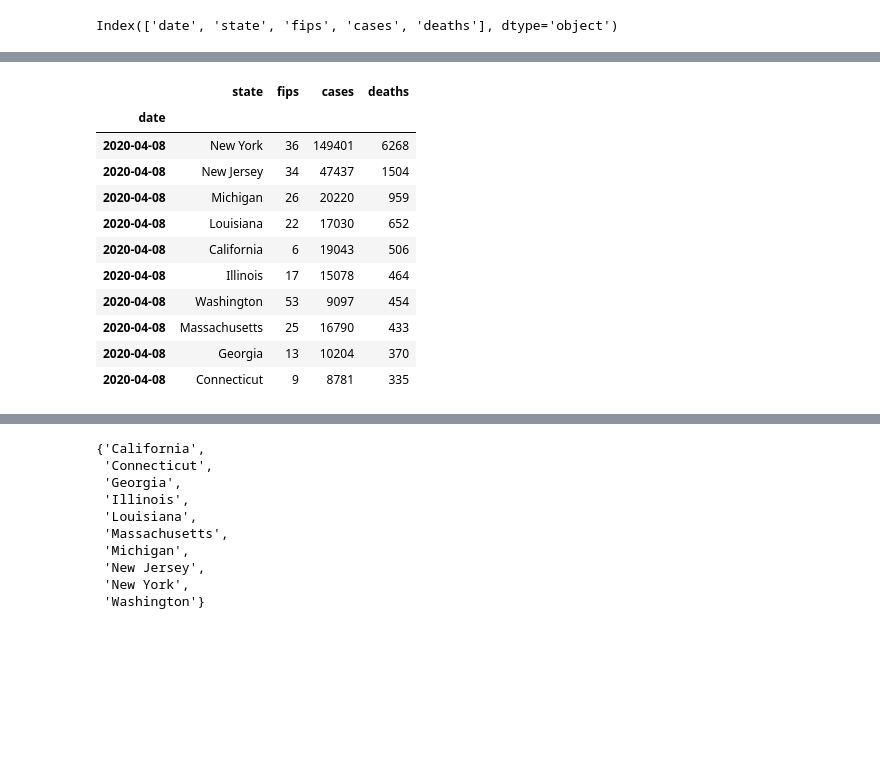
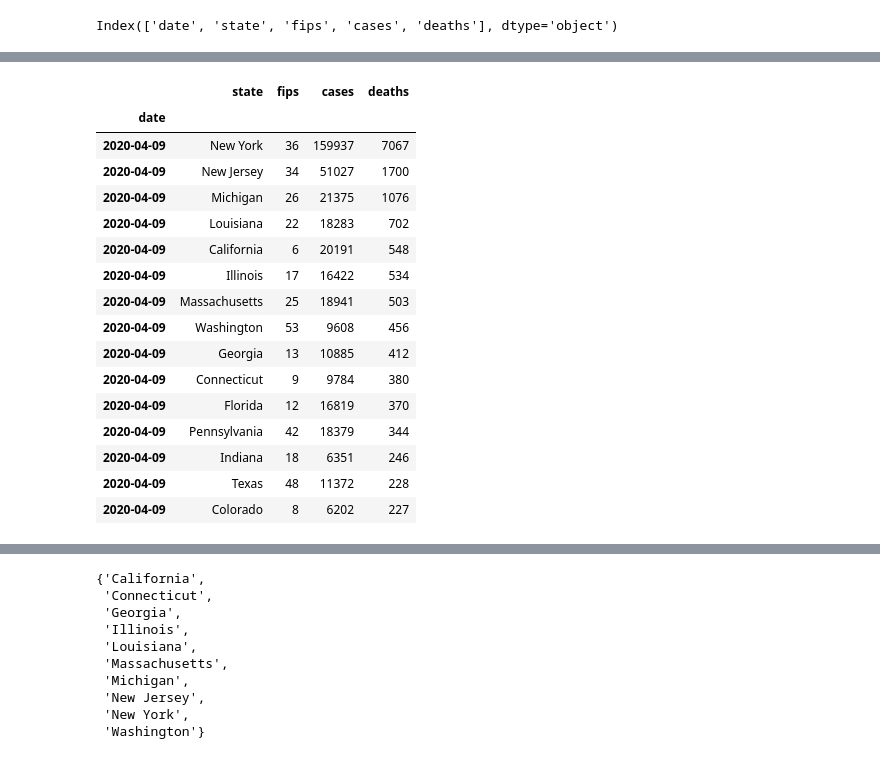
Before and after one commit to leslieshanecr/covid-19-Hawaii, a Jupyter notebook: Covid_19_Hawaii.ipynb, the cells around one changed output, grey strips where cells are left out. Cells and saved outputs as stored; diff of their text form; code cells hidden in the pictures; blank space fills up the shorter version.

```diff
--- a/Covid_19_Hawaii.ipynb
+++ b/Covid_19_Hawaii.ipynb
@@ -65,19 +65,24 @@ sns.kdeplot(df.loc[daybefore:today]["deaths"], shade=True)
 # %%
 current_df = df.loc[daybefore:today].sort_values(by=["deaths", "cases"], ascending=False)
-current_df.head(10)
+current_df.head(15)
 # %% [output]
 |  | state | fips | cases | deaths |
 | date |  |  |  |  |
-| 2020-04-08 | New York | 36 | 149401 | 6268 |
-| 2020-04-08 | New Jersey | 34 | 47437 | 1504 |
-| 2020-04-08 | Michigan | 26 | 20220 | 959 |
-| 2020-04-08 | Louisiana | 22 | 17030 | 652 |
-| 2020-04-08 | California | 6 | 19043 | 506 |
-| 2020-04-08 | Illinois | 17 | 15078 | 464 |
-| 2020-04-08 | Washington | 53 | 9097 | 454 |
-| 2020-04-08 | Massachusetts | 25 | 16790 | 433 |
-| 2020-04-08 | Georgia | 13 | 10204 | 370 |
-| 2020-04-08 | Connecticut | 9 | 8781 | 335 |
+| 2020-04-09 | New York | 36 | 159937 | 7067 |
+| 2020-04-09 | New Jersey | 34 | 51027 | 1700 |
+| 2020-04-09 | Michigan | 26 | 21375 | 1076 |
+| 2020-04-09 | Louisiana | 22 | 18283 | 702 |
+| 2020-04-09 | California | 6 | 20191 | 548 |
+| 2020-04-09 | Illinois | 17 | 16422 | 534 |
+| 2020-04-09 | Massachusetts | 25 | 18941 | 503 |
+| 2020-04-09 | Washington | 53 | 9608 | 456 |
+| 2020-04-09 | Georgia | 13 | 10885 | 412 |
+| 2020-04-09 | Connecticut | 9 | 9784 | 380 |
+| 2020-04-09 | Florida | 12 | 16819 | 370 |
+| 2020-04-09 | Pennsylvania | 42 | 18379 | 344 |
+| 2020-04-09 | Indiana | 18 | 6351 | 246 |
+| 2020-04-09 | Texas | 48 | 11372 | 228 |
+| 2020-04-09 | Colorado | 8 | 6202 | 227 |
 # %%
 current_df.shape
 # %% [output]
```
Also changed, not shown: parts of 10 cells of this notebook.
